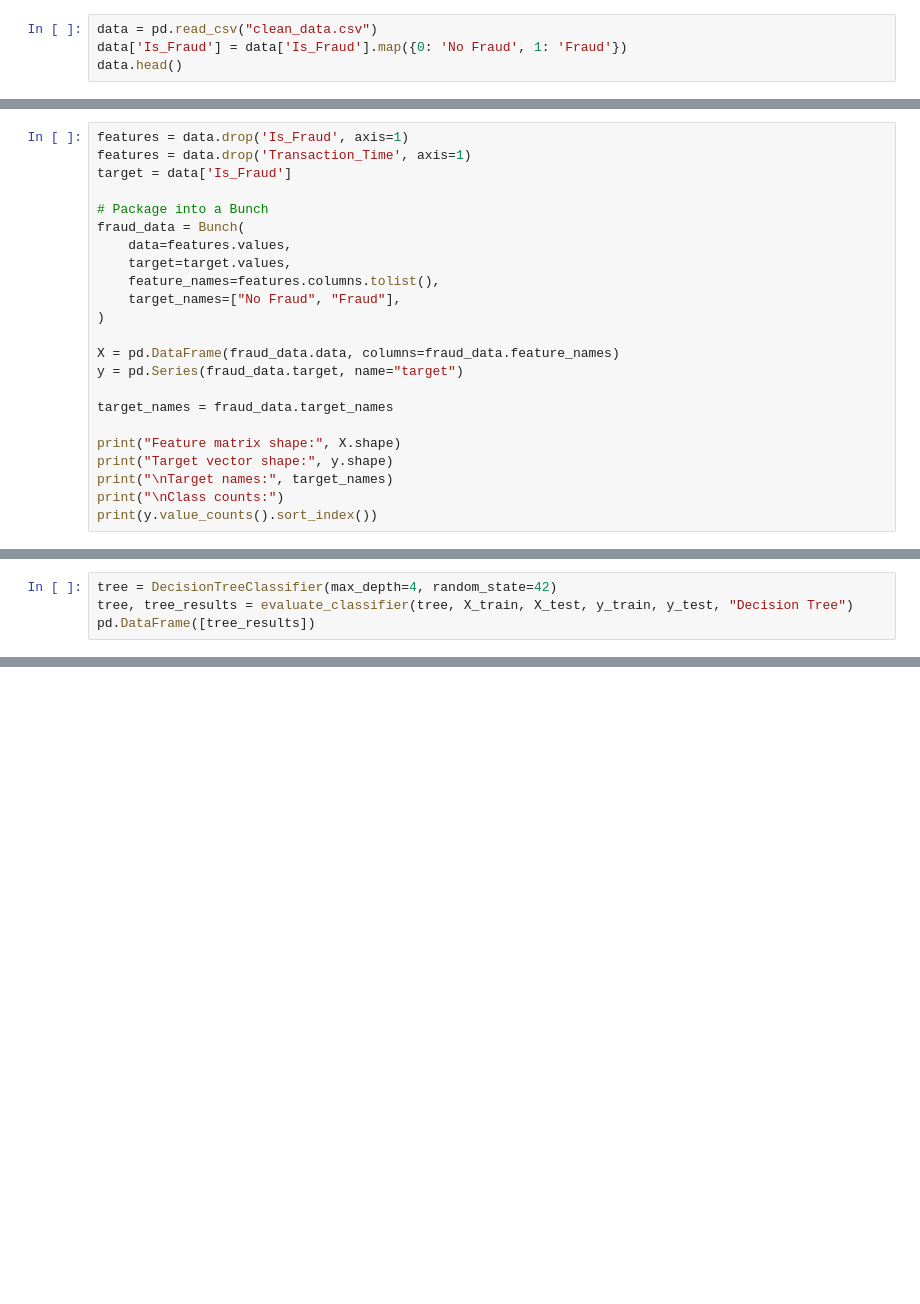
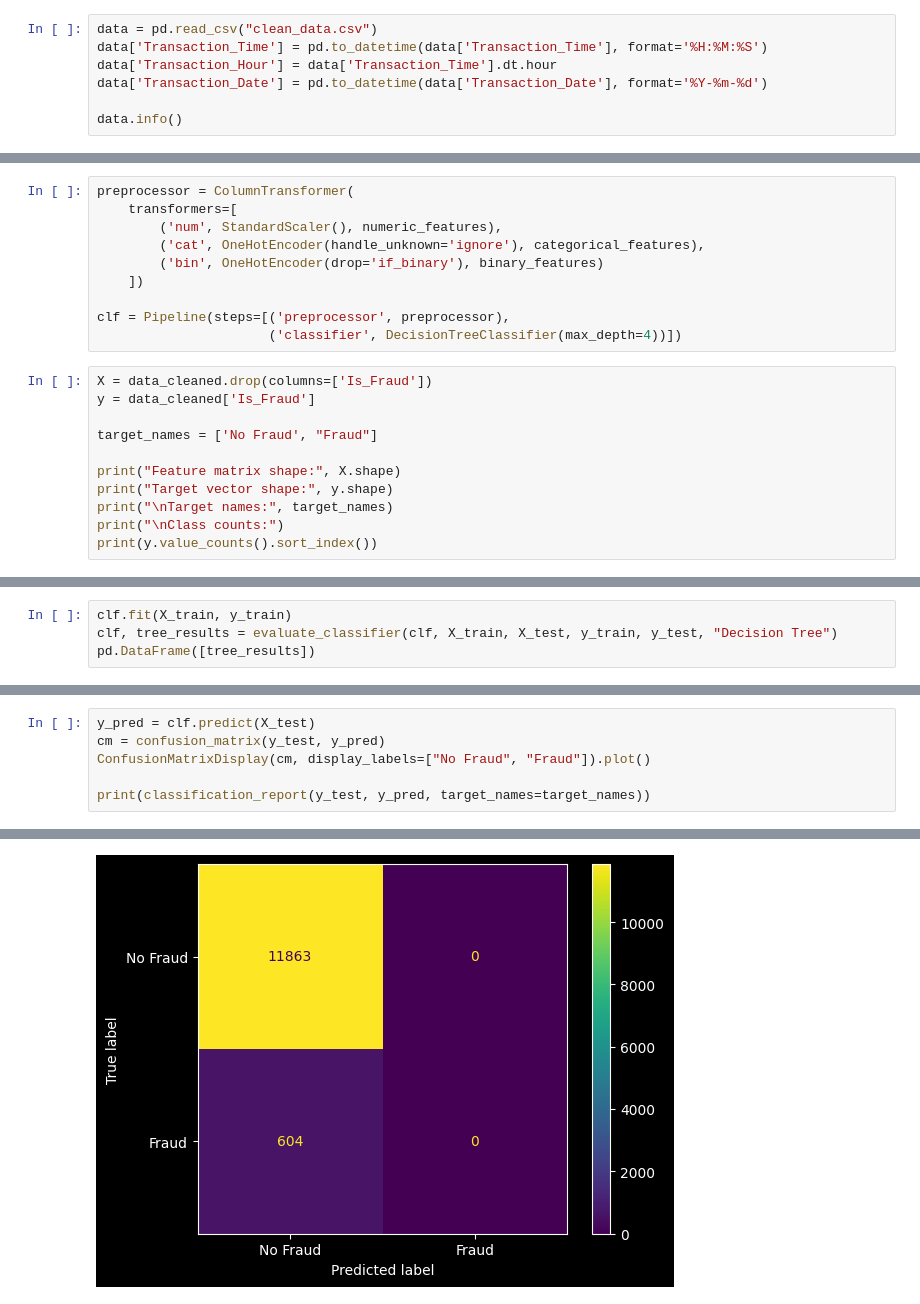
Before and after one commit to Flippyfun02/ds2010-finalproject, a Jupyter notebook: fraud_decision_tree.ipynb, the cells around one changed output, grey strips where cells are left out. Saved outputs shown, nothing was run; the diff lists cells and outputs as text; blank space fills up the shorter version.

Commit message:
progress on decision tree

```diff
--- a/fraud_decision_tree.ipynb
+++ b/fraud_decision_tree.ipynb
@@ -15,5 +20,8 @@ from sklearn.metrics import (
 # %%
 data = pd.read_csv("clean_data.csv")
-data['Is_Fraud'] = data['Is_Fraud'].map({0: 'No Fraud', 1: 'Fraud'})
-data.head()
+data['Transaction_Time'] = pd.to_datetime(data['Transaction_Time'], format='%H:%M:%S')
+data['Transaction_Hour'] = data['Transaction_Time'].dt.hour
+data['Transaction_Date'] = pd.to_datetime(data['Transaction_Date'], format='%Y-%m-%d')
+
+data.info()
 # %% [output]
@@ -27,20 +79,18 @@ data.head()
+# %%
+preprocessor = ColumnTransformer(
+    transformers=[
+        ('num', StandardScaler(), numeric_features),
+        ('cat', OneHotEncoder(handle_unknown='ignore'), categorical_features),
+        ('bin', OneHotEncoder(drop='if_binary'), binary_features)
+    ])
+
+clf = Pipeline(steps=[('preprocessor', preprocessor),
+                      ('classifier', DecisionTreeClassifier(max_depth=4))])
 # %%
-features = data.drop('Is_Fraud', axis=1)
-features = data.drop('Transaction_Time', axis=1)
-target = data['Is_Fraud']
+X = data_cleaned.drop(columns=['Is_Fraud'])
+y = data_cleaned['Is_Fraud']
 
-# Package into a Bunch
-fraud_data = Bunch(
-    data=features.values,
-    target=target.values,
-    feature_names=features.columns.tolist(),
-    target_names=["No Fraud", "Fraud"],
-)
-
-X = pd.DataFrame(fraud_data.data, columns=fraud_data.feature_names)
-y = pd.Series(fraud_data.target, name="target")
-
-target_names = fraud_data.target_names
+target_names = ['No Fraud', "Fraud"]
 
 print("Feature matrix shape:", X.shape)
 print("Target vector shape:", y.shape)
@@ -99,5 +197,5 @@ def evaluate_classifier(model, X_train, X_test, y_train, y_test, model_name):
 # %%
-tree = DecisionTreeClassifier(max_depth=4, random_state=42)
-tree, tree_results = evaluate_classifier(tree, X_train, X_test, y_train, y_test, "Decision Tree")
+clf.fit(X_train, y_train)
+clf, tree_results = evaluate_classifier(clf, X_train, X_test, y_train, y_test, "Decision Tree")
 pd.DataFrame([tree_results])
 # %% [output]
@@ -104,0 +204,7 @@ ValueError: could not convert string to float: '2025-01-10'
+# %%
+y_pred = clf.predict(X_test)
+cm = confusion_matrix(y_test, y_pred)
+ConfusionMatrixDisplay(cm, display_labels=["No Fraud", "Fraud"]).plot()
+
+print(classification_report(y_test, y_pred, target_names=target_names))
+# %% [output]
@@ -104,0 +219 @@ ValueError: could not convert string to float: '2025-01-10'
+[figure, added]
```
Also changed, not shown: parts of 26 cells of this notebook, 3 other files.
